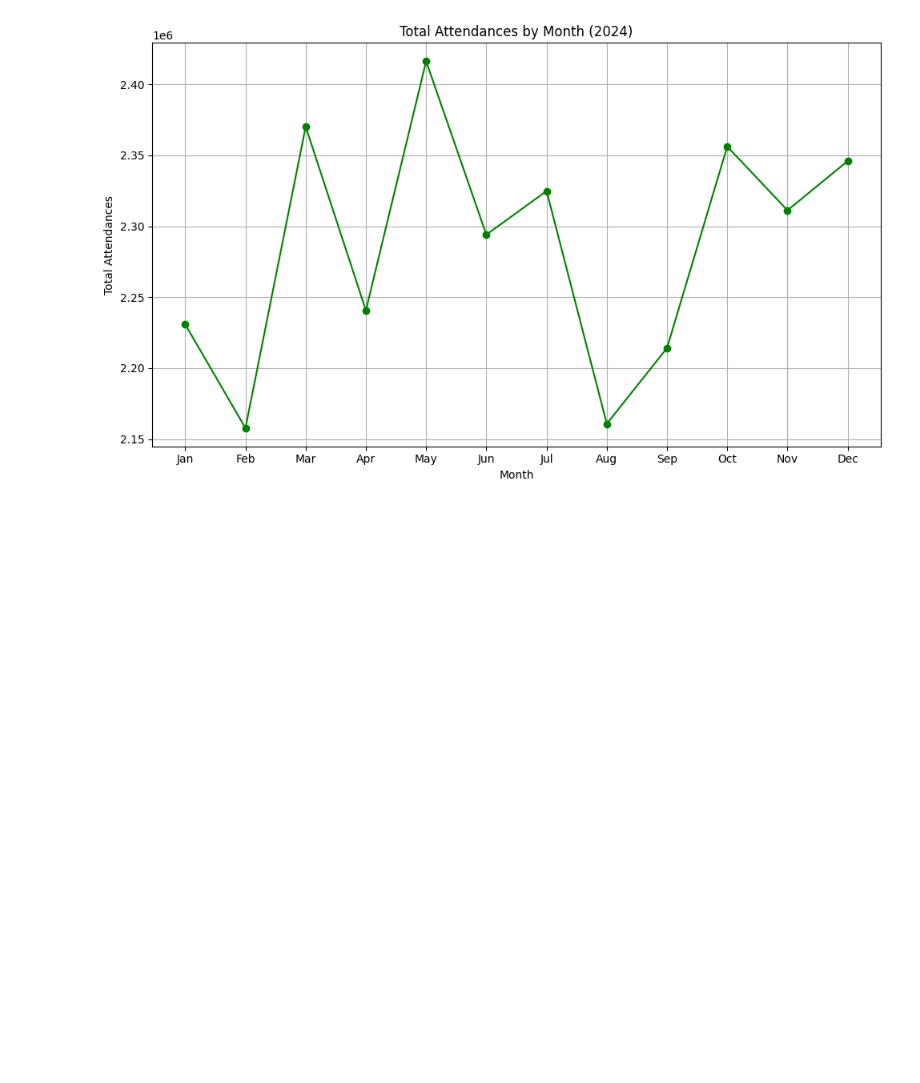
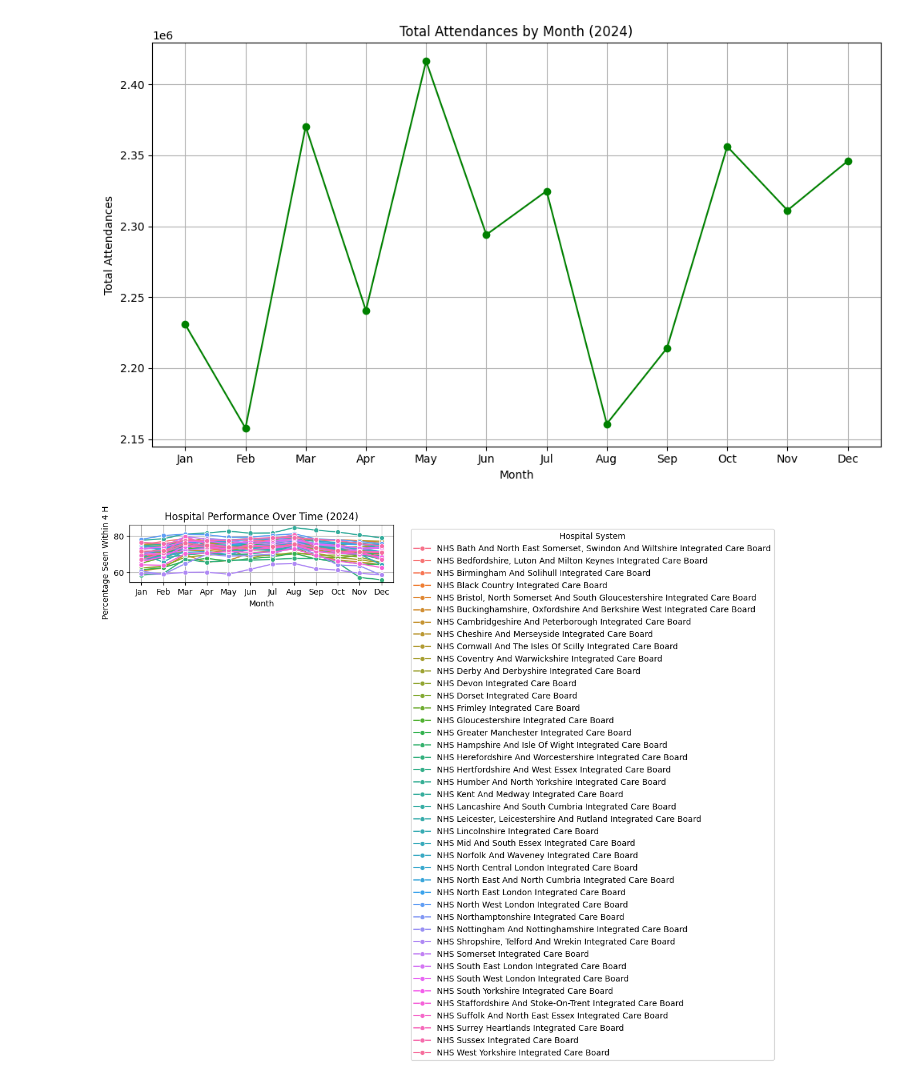
Before and after one commit to sophieboyle1/Final-Year-Project, a Jupyter notebook: src/wait_times.ipynb, the cells around one changed output. Drawn from its saved outputs; the diff is of its cells as text; code cells hidden in the pictures; blank space fills up the shorter version.

Commit message:
added plot of how wait times changed across different hospitals throughout the year

```diff
--- a/src/wait_times.ipynb
+++ b/src/wait_times.ipynb
@@ -550,3 +550,24 @@ plt.tight_layout()
 plt.show()
 # %% [output]
 [figure]
+# %%
+import matplotlib.pyplot as plt
+import seaborn as sns
+
+# Group by Month and System, then calculate the mean percentage seen within 4 hours
+monthly_hospital_performance = combined_data.groupby(['Month', 'System'])['Percentage_Under_4_Hours'].mean().reset_index()
+
+# Plot the trend for multiple hospitals
+plt.figure(figsize=(12, 6))
+sns.lineplot(data=monthly_hospital_performance, x='Month', y='Percentage_Under_4_Hours', hue='System', marker='o')
+
+plt.title("Hospital Performance Over Time (2024)")
+plt.xlabel("Month")
+plt.ylabel("Percentage Seen Within 4 Hours")
+plt.xticks(range(1, 13), ['Jan', 'Feb', 'Mar', 'Apr', 'May', 'Jun', 'Jul', 'Aug', 'Sep', 'Oct', 'Nov', 'Dec'])
+plt.legend(title="Hospital System", bbox_to_anchor=(1.05, 1), loc='upper left')
+plt.grid(True)
+plt.tight_layout()
+plt.show()
+# %% [output]
+[figure, added]
```
